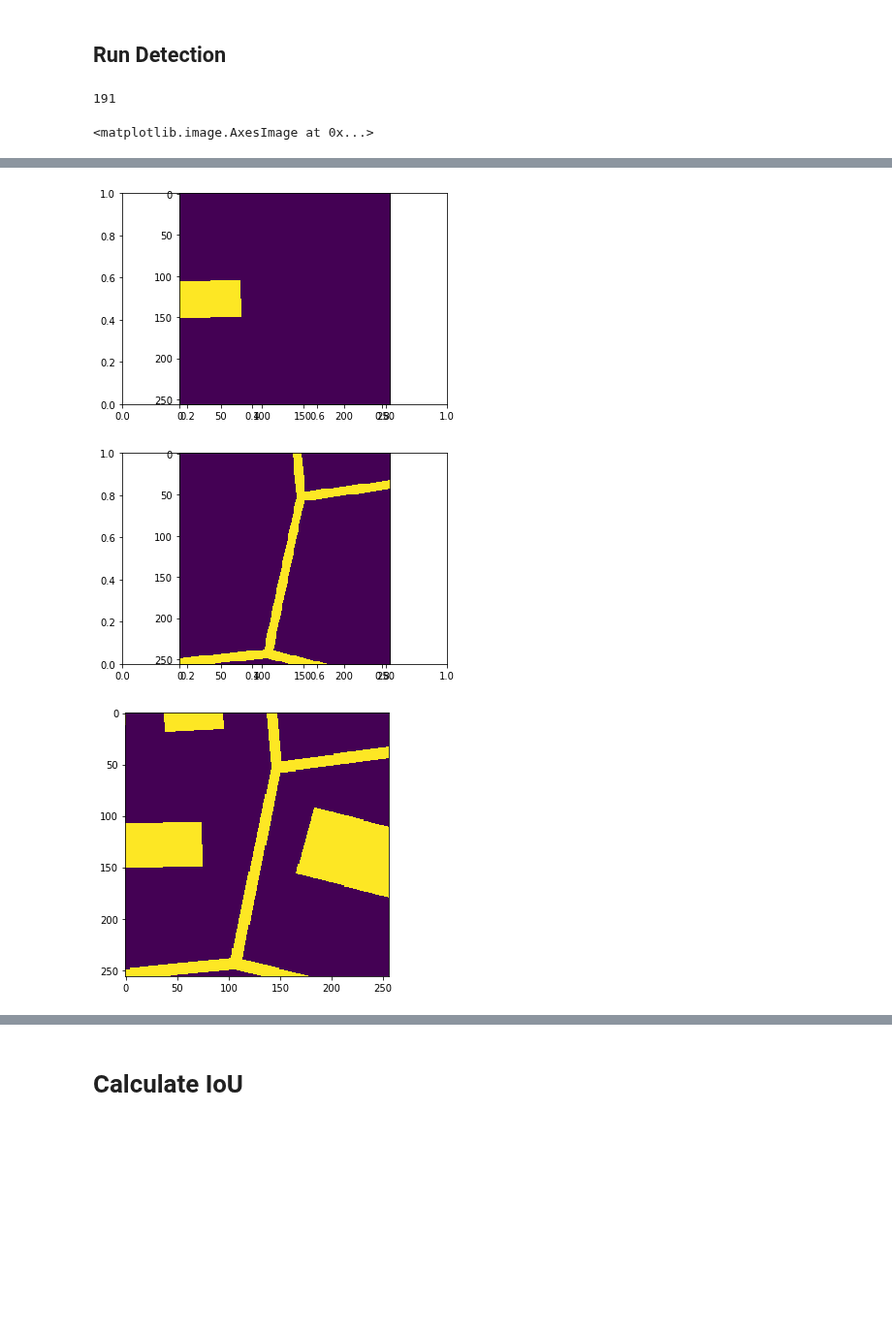
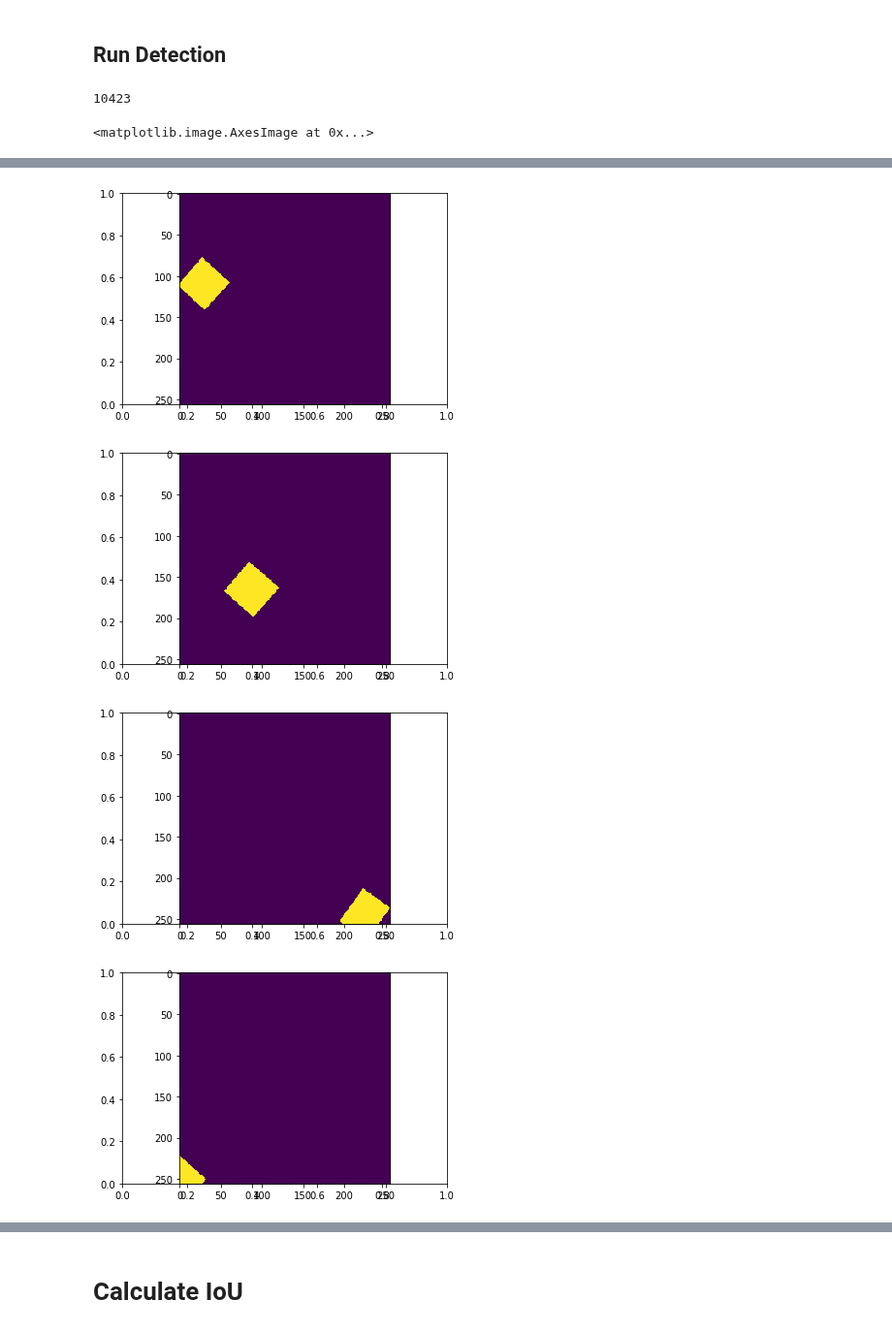
Before and after one commit to mnboos/osm-instance-segmentation, a Jupyter notebook: inspect_model.ipynb, the cells around one changed output, grey strips where cells are left out. Shown at 97% size. Drawn from its saved outputs; the diff is of its cells as text; code cells hidden in the pictures; blank space fills up the shorter version.

```diff
--- a/inspect_model.ipynb
+++ b/inspect_model.ipynb
@@ -111,7 +111,7 @@ def get_ax(rows=1, cols=1, size=16):
 from core.mask_rcnn_config import OsmMappingDataset
 import glob
 
-TRAINING_DATA_DIR = r"D:\training_images\_new\wettingen\**\*.tiff"
+TRAINING_DATA_DIR = r"D:\training_images\_new\**\*.tiff"
 # TRAINING_DATA_DIR = r"/home/martin/dev/_images"
 # TRAINING_DATA_DIR = r"D:\training_images\zurich_hires_test"
 # TRAINING_DATA_DIR = r"C:\Temp\images\training\256_overfitting"
@@ -165,11 +165,11 @@ Done
 # %% [markdown]
 ## Run Detection
 # %%
-# image_id = random.choice(dataset.image_ids)
+image_id = random.choice(dataset.image_ids)
 # image_id = 289
 # image_id = 685  # single highway
 # image_id = 745  # 1 highway & 1 building
-image_id = 191
+# image_id = 191
 
 # for info in dataset.image_info:
 # #     if info["path"].endswith("19_274590_340736.tiff"):  # tennis
@@ -194,6 +194,6 @@ for i in range(0, img.shape[2]):
 ax = get_ax(size=5)
 ax.imshow(full_mask[:,:,0])
 # %% [output]
-191
+10423
 <matplotlib.image.AxesImage at 0x...>
 [figure]
@@ -202,3 +202,4 @@ ax.imshow(full_mask[:,:,0])
-[figure, old version]
+[figure, new version]
-[figure, old version]
+[figure, new version]
-[figure, old version]
+[figure, new version]
+[figure, added]
```
Also changed, not shown: parts of 8 cells of this notebook.
